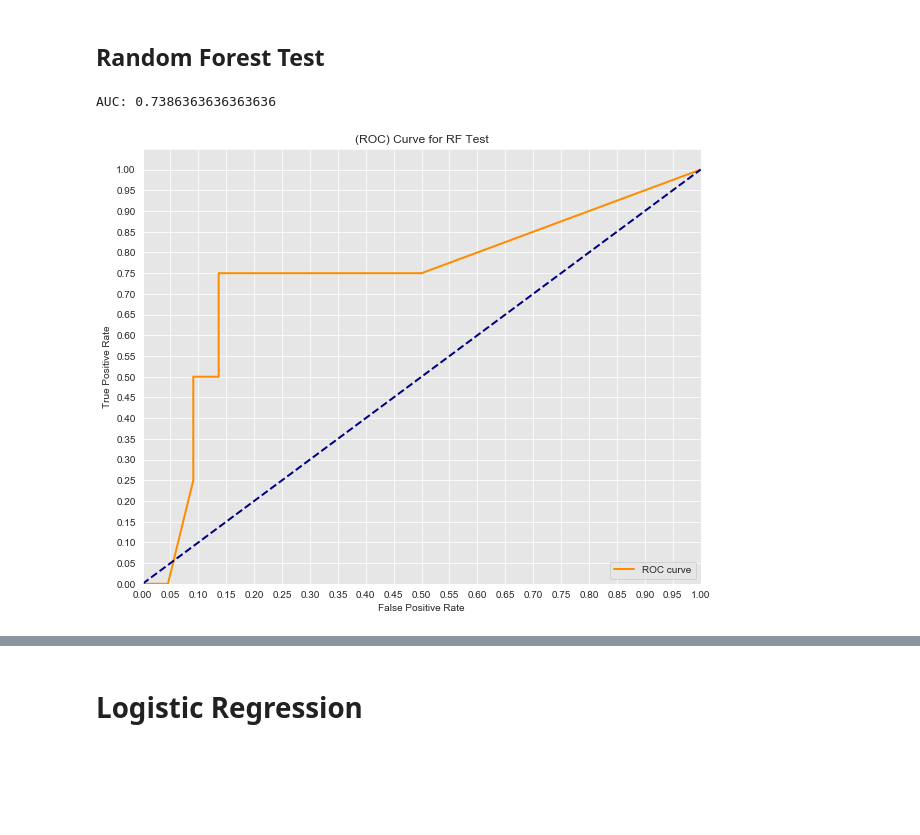
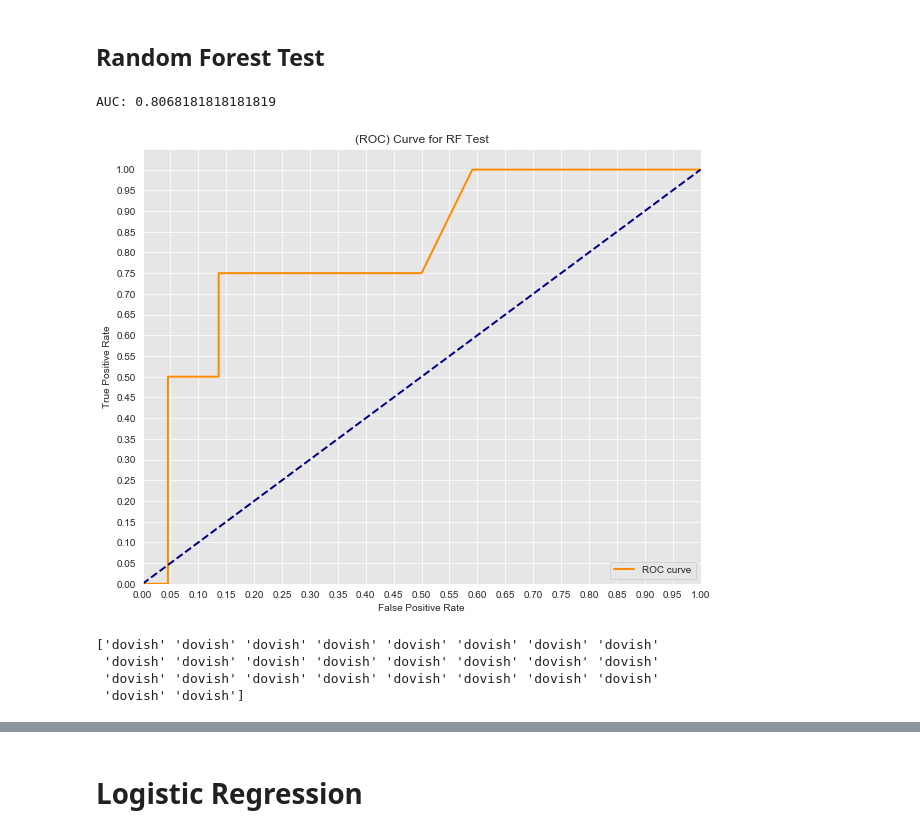
Before and after one commit to MarcSchneider71/Mod-3-Project--FOMC-Classfier-NLP, a Jupyter notebook: ModelwithPredicationsandGraphs.ipynb, the cells around one changed output, grey strips where cells are left out. Cells and saved outputs as stored; diff of their text form; code cells hidden in the pictures; blank space fills up the shorter version.

```diff
--- a/ModelwithPredicationsandGraphs.ipynb
+++ b/ModelwithPredicationsandGraphs.ipynb
@@ -220,0 +269,3 @@ for i in sorted_wordsbyappearance:
+# %%
+#Applies the function we created to create a new column
+df_model['raw_document'] = df_model.Statement_Words.apply(lambda x: make_raw_doc(x))
@@ -221 +274,7 @@ for i in sorted_wordsbyappearance:
+# %%
+#Instantiate a vectorizer to create a sparse matrix of our corpus
+vectorizer = CountVectorizer()
+# %%
+#fits a model to our corpus
+X = vectorizer.fit_transform(corpus)
 # %% [markdown]
@@ -375,0 +463,28 @@ mb_model_resampled.score(X_test, y_test)
+# %%
+mb_model_resampled = MultinomialNB(alpha= .36, class_prior= [0.9, 0.1]).fit(X_resampled, y_resampled)
+
+y_score= mb_model_resampled.predict_proba(X_test)
+
+lb= preprocessing.LabelBinarizer()
+binary = lb.fit_transform(y_test)
+
+
+fpr, tpr, thresholds = roc_curve(binary, y_score[:,1])
+#Seaborns Beautiful Styling
+sns.set_style("darkgrid", {"axes.facecolor": ".9"})
+
+plt.figure(figsize=(10,8))
+lw = 2
+plt.plot(fpr, tpr, color='darkorange',
+         lw=lw, label='ROC curve')
+plt.plot([0, 1], [0, 1], color='navy', lw=lw, linestyle='--')
+plt.xlim([0.0, 1.0])
+plt.ylim([0.0, 1.05])
+plt.yticks([i/20.0 for i in range(21)])
+plt.xticks([i/20.0 for i in range(21)])
+plt.xlabel('False Positive Rate')
+plt.ylabel('True Positive Rate')
+plt.title('(ROC) Curve for Optimized MB')
+plt.legend(loc="lower right")
+print('AUC: {}'.format(auc(fpr, tpr)))
+plt.show()
@@ -447,35 +586,45 @@ import seaborn as sns
 %matplotlib inline
 
 from sklearn import preprocessing
+
+rf_model_resampled = RandomForestClassifier(min_samples_split= 4).fit(X_resampled, y_resampled)
 
 y_score= rf_model_resampled.predict_proba(X_test)
 
 lb= preprocessing.LabelBinarizer()
 binary = lb.fit_transform(y_test)
 
 
 fpr, tpr, thresholds = roc_curve(binary, y_score[:,1])
 #Seaborns Beautiful Styling
 sns.set_style("darkgrid", {"axes.facecolor": ".9"})
 
 plt.figure(figsize=(10,8))
 lw = 2
 plt.plot(fpr, tpr, color='darkorange',
          lw=lw, label='ROC curve')
 plt.plot([0, 1], [0, 1], color='navy', lw=lw, linestyle='--')
 plt.xlim([0.0, 1.0])
 plt.ylim([0.0, 1.05])
 plt.yticks([i/20.0 for i in range(21)])
 plt.xticks([i/20.0 for i in range(21)])
 plt.xlabel('False Positive Rate')
 plt.ylabel('True Positive Rate')
 plt.title('(ROC) Curve for RF Test')
 plt.legend(loc="lower right")
 print('AUC: {}'.format(auc(fpr, tpr)))
 plt.show()
 # %% [output]
-AUC: 0.7386363636363636
+AUC: 0.8068181818181819
-[figure, old version]
+[figure, new version]
+# %%
+rf_all_predictions_resampled = rf_model_resampled.predict(X_test)
+print(rf_all_predictions_resampled)
+# %% [output]
+['dovish' 'dovish' 'dovish' 'dovish' 'dovish' 'dovish' 'dovish' 'dovish'
+ 'dovish' 'dovish' 'dovish' 'dovish' 'dovish' 'dovish' 'dovish' 'dovish'
+ 'dovish' 'dovish' 'dovish' 'dovish' 'dovish' 'dovish' 'dovish' 'dovish'
+ 'dovish' 'dovish']
 # %%
 rf_model_resampled.score(X_test, y_test)
 # %% [output]
```
Also changed, not shown: parts of 151 cells of this notebook, 6 other files.
